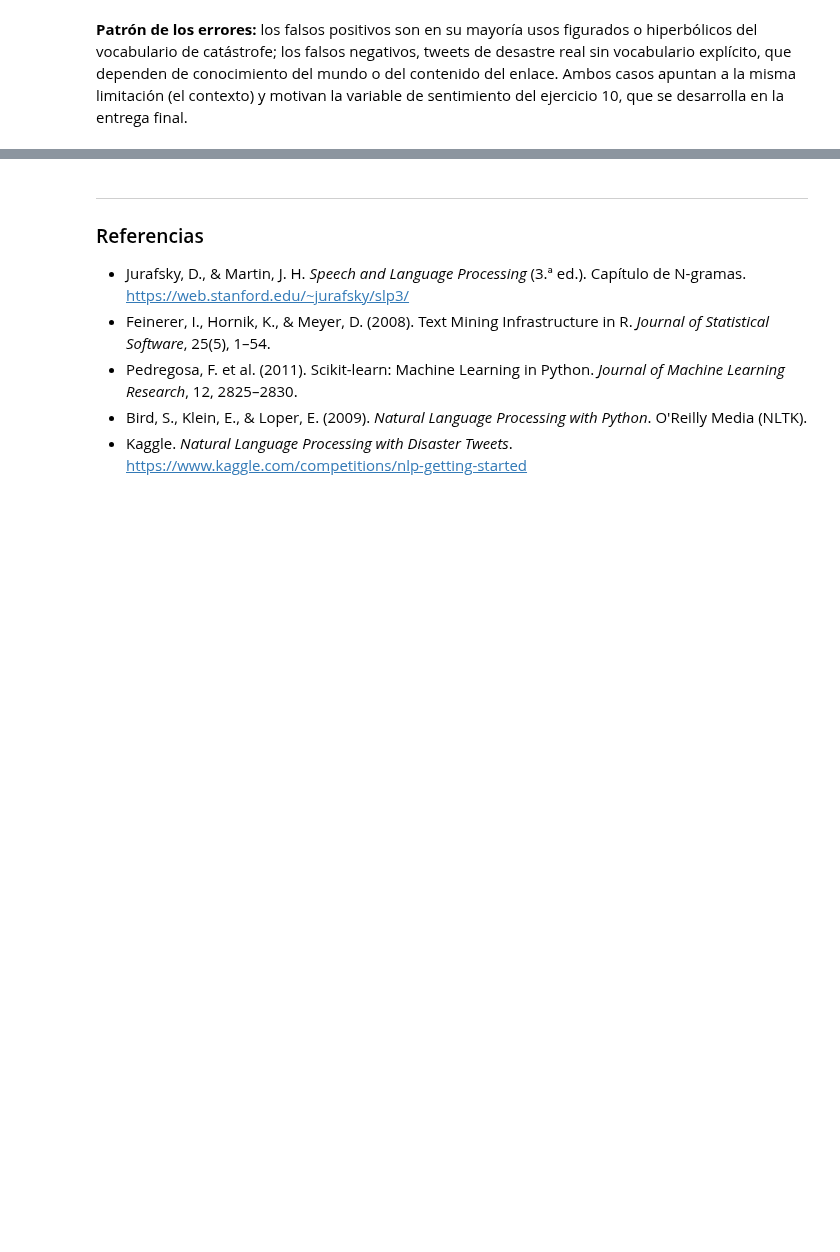
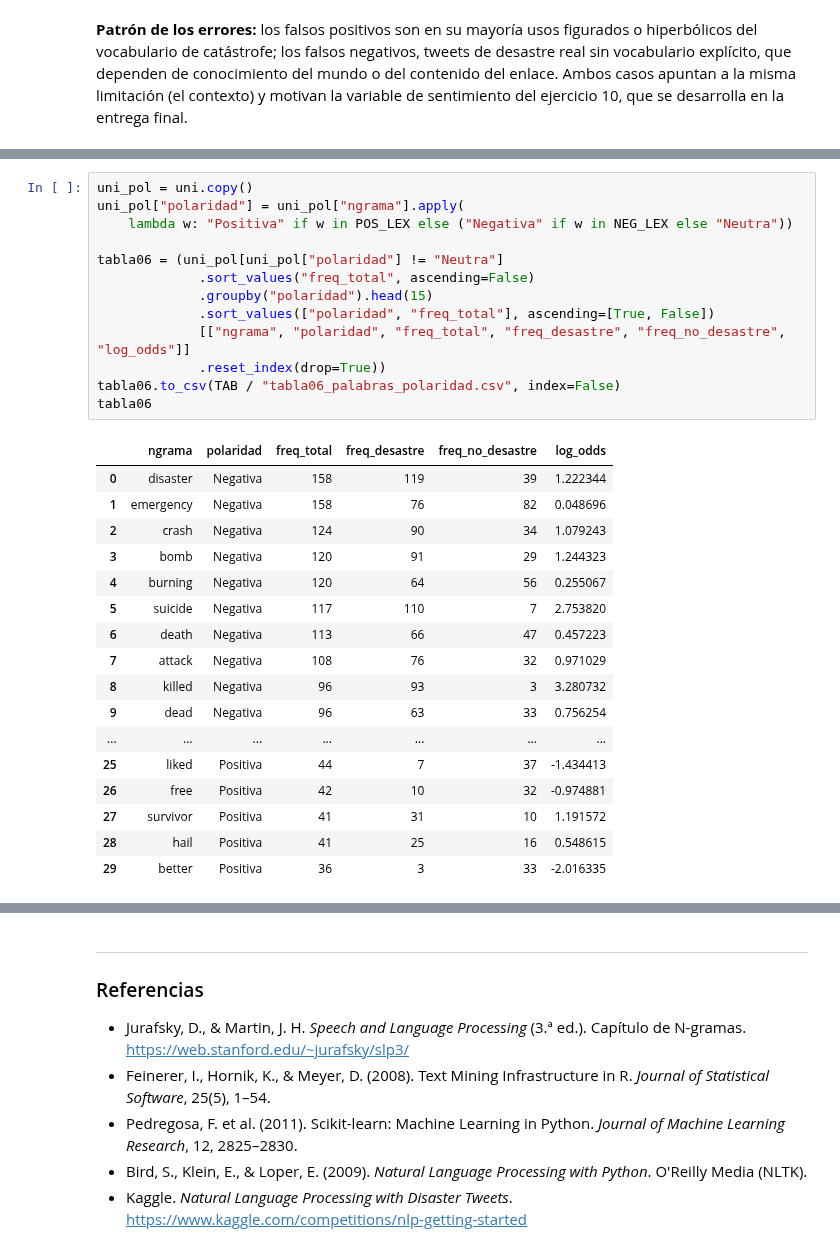
Before and after one commit to nicollegordillo/Mineria-de-Textos-y-analisis-de-sentimiento, a Jupyter notebook: Lab5_mineria_texto.ipynb, the cells around one changed output, grey strips where cells are left out. Cells and saved outputs as stored; diff of their text form; blank space fills up the shorter version.

```diff
--- a/Lab5_mineria_texto.ipynb
+++ b/Lab5_mineria_texto.ipynb
@@ -975,0 +1115,31 @@ la misma limitación (el contexto) y motivan la variable de sentimiento del ejer
+# %%
+uni_pol = uni.copy()
+uni_pol["polaridad"] = uni_pol["ngrama"].apply(
+    lambda w: "Positiva" if w in POS_LEX else ("Negativa" if w in NEG_LEX else "Neutra"))
+
+tabla06 = (uni_pol[uni_pol["polaridad"] != "Neutra"]
+             .sort_values("freq_total", ascending=False)
+             .groupby("polaridad").head(15)
+             .sort_values(["polaridad", "freq_total"], ascending=[True, False])
+             [["ngrama", "polaridad", "freq_total", "freq_desastre", "freq_no_desastre", "log_odds"]]
+             .reset_index(drop=True))
+tabla06.to_csv(TAB / "tabla06_palabras_polaridad.csv", index=False)
+tabla06
+# %% [output]
+|  | ngrama | polaridad | freq_total | freq_desastre | freq_no_desastre | log_odds |
+| 0 | disaster | Negativa | 158 | 119 | 39 | 1.222344 |
+| 1 | emergency | Negativa | 158 | 76 | 82 | 0.048696 |
+| 2 | crash | Negativa | 124 | 90 | 34 | 1.079243 |
+| 3 | bomb | Negativa | 120 | 91 | 29 | 1.244323 |
+| 4 | burning | Negativa | 120 | 64 | 56 | 0.255067 |
+| 5 | suicide | Negativa | 117 | 110 | 7 | 2.753820 |
+| 6 | death | Negativa | 113 | 66 | 47 | 0.457223 |
+| 7 | attack | Negativa | 108 | 76 | 32 | 0.971029 |
+| 8 | killed | Negativa | 96 | 93 | 3 | 3.280732 |
+| 9 | dead | Negativa | 96 | 63 | 33 | 0.756254 |
+| ... | ... | ... | ... | ... | ... | ... |
+| 25 | liked | Positiva | 44 | 7 | 37 | -1.434413 |
+| 26 | free | Positiva | 42 | 10 | 32 | -0.974881 |
+| 27 | survivor | Positiva | 41 | 31 | 10 | 1.191572 |
+| 28 | hail | Positiva | 41 | 25 | 16 | 0.548615 |
+| 29 | better | Positiva | 36 | 3 | 33 | -2.016335 |
```
Also changed, not shown: parts of 36 cells of this notebook, 21 other files.
